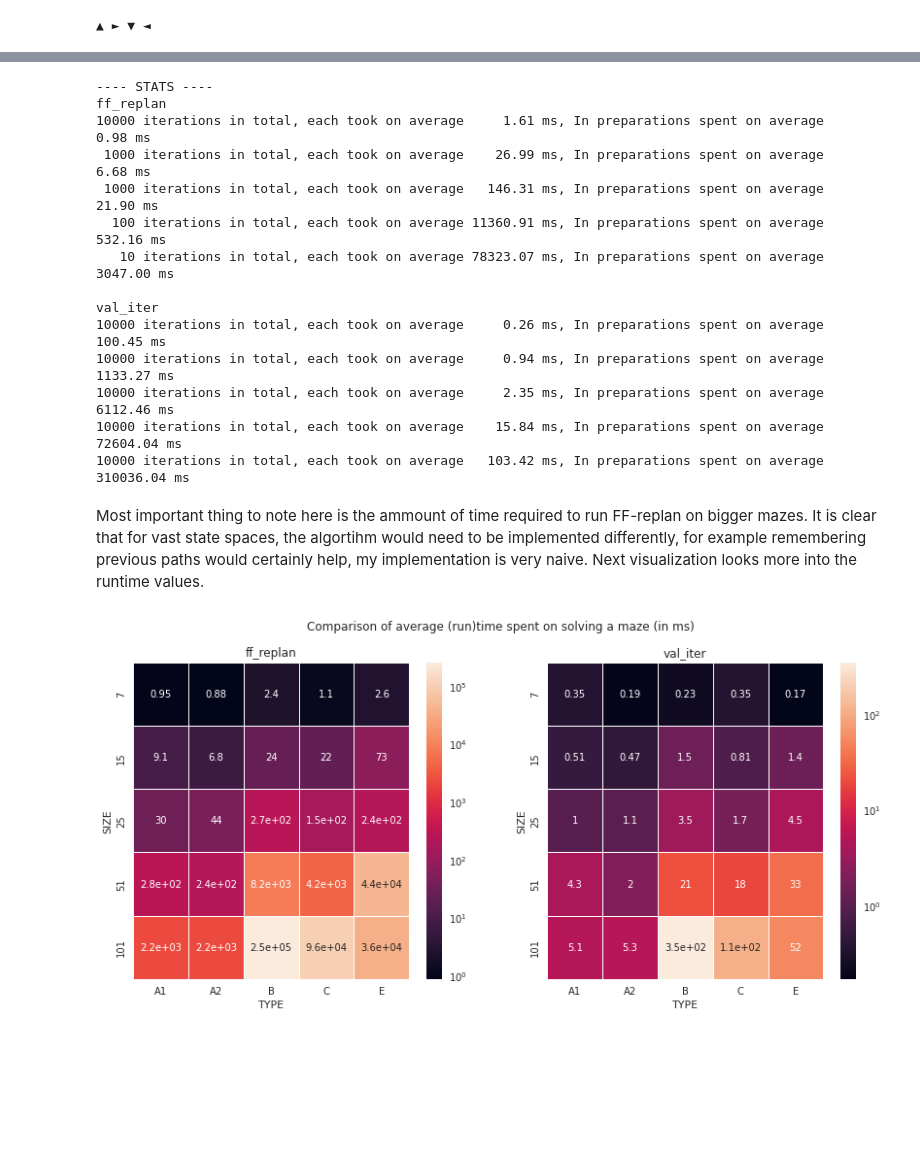
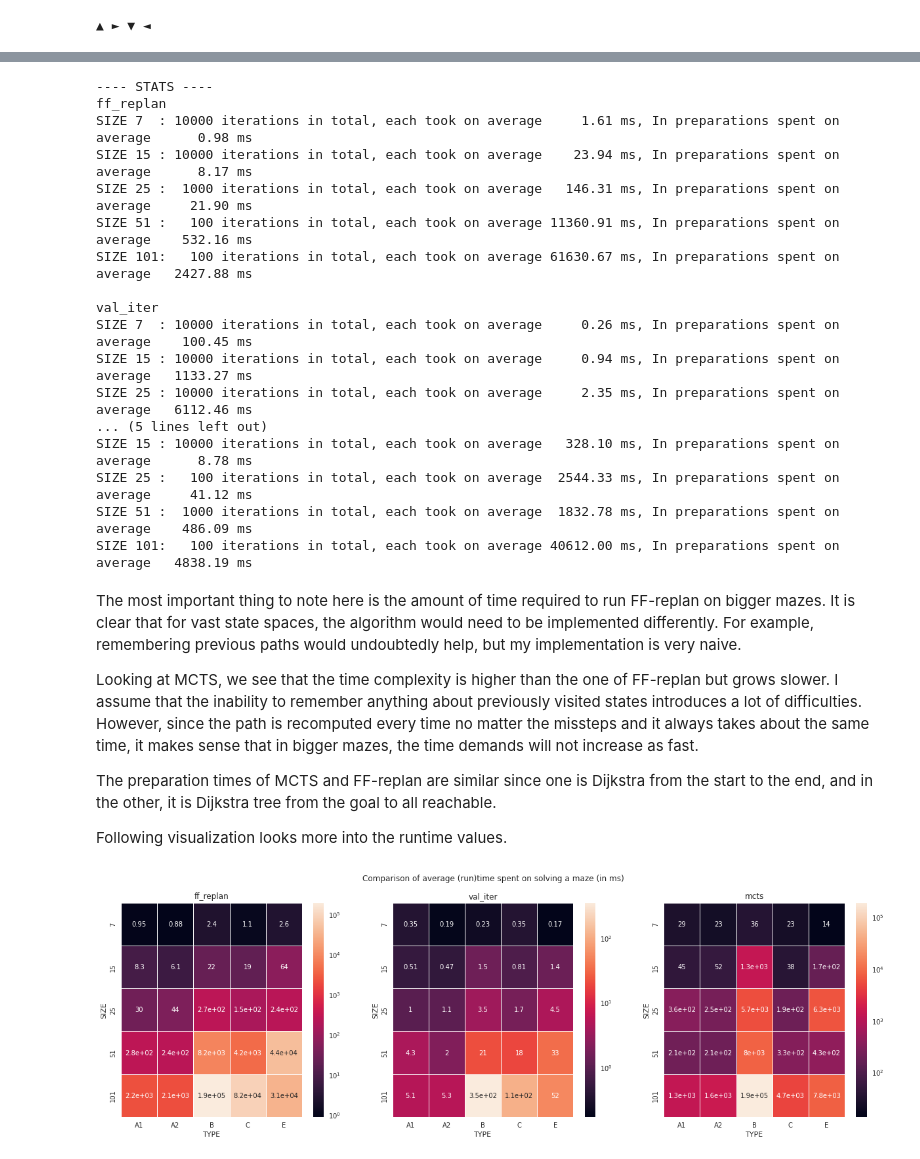
Before and after one commit to Epanemu/probabilistic_planner, a Jupyter notebook: report.ipynb, the cells around one changed output, grey strips where cells are left out. Cells and saved outputs as stored; diff of their text form; code cells hidden in the pictures; blank space fills up the shorter version.

```diff
--- a/report.ipynb
+++ b/report.ipynb
@@ -111,27 +137,12 @@ For evlauation, as mentioned before, there are a couple methods in the `stat_tes
 # %%
 # loading the data
-import pickle
+from visualize import load_data
 
-ALGOS = ["ff_replan", "val_iter"]
+ALGOS = ["ff_replan", "val_iter", "mcts"]
 SIZES = ["7", "15", "25", "51", "101"]
 TYPES = ["A1", "A2", "B", "C", "E"]
 
-rewards = {}
-times = {}
-tot_times = {}
-for a in ALGOS:
-    rewards[a] = {}
-    times[a] = {}
-    tot_times[a] = {}
-    for s in SIZES:
-        rewards[a][s] = {}
-        times[a][s] = {}
-        with open(f"results/{a}_{s}", "rb") as f:
-            vals = pickle.load(f)
-            for t in TYPES:
-                rewards[a][s][t] = vals[f"maze-{s}-{t}.txt"]
-                times[a][s][t] = vals[f"maze-{s}-{t}.txt_process_time"]
-            tot_times[a][s] = vals[f"total_time"]
+rewards, times, tot_times = load_data(ALGOS, SIZES, TYPES)
 # %%
 print("---- STATS ----")
 for a in ALGOS:
@@ -140,49 +151,41 @@ for a in ALGOS:
         l = len(rewards[a][s]['A1'])
         time_sum = sum(times[a][s][t] for t in TYPES)
         time_avg = time_sum / 5 / l
-        print(f"{l:5} iterations in total, each took on average {time_avg*1000:8.2f} ms, "+
+        print(f"SIZE {s:3}: {l:5} iterations in total, each took on average {time_avg*1000:8.2f} ms, "+
               f"In preparations spent on average {(tot_times[a][s]-time_sum)/5*1000:9.2f} ms")
     print()
 # %% [output]
 ---- STATS ----
 ff_replan
-10000 iterations in total, each took on average     1.61 ms, In preparations spent on average      0.98 ms
- 1000 iterations in total, each took on average    26.99 ms, In preparations spent on average      6.68 ms
- 1000 iterations in total, each took on average   146.31 ms, In preparations spent on average     21.90 ms
-  100 iterations in total, each took on average 11360.91 ms, In preparations spent on average    532.16 ms
-   10 iterations in total, each took on average 78323.07 ms, In preparations spent on average   3047.00 ms
+SIZE 7  : 10000 iterations in total, each took on average     1.61 ms, In preparations spent on average      0.98 ms
+SIZE 15 : 10000 iterations in total, each took on average    23.94 ms, In preparations spent on average      8.17 ms
+SIZE 25 :  1000 iterations in total, each took on average   146.31 ms, In preparations spent on average     21.90 ms
+SIZE 51 :   100 iterations in total, each took on average 11360.91 ms, In preparations spent on average    532.16 ms
+SIZE 101:   100 iterations in total, each took on average 61630.67 ms, In preparations spent on average   2427.88 ms
 
 val_iter
-10000 iterations in total, each took on average     0.26 ms, In preparations spent on average    100.45 ms
-10000 iterations in total, each took on average     0.94 ms, In preparations spent on average   1133.27 ms
-10000 iterations in total, each took on average     2.35 ms, In preparations spent on average   6112.46 ms
-10000 iterations in total, each took on average    15.84 ms, In preparations spent on average  72604.04 ms
-10000 iterations in total, each took on average   103.42 ms, In preparations spent on average 310036.04 ms
+SIZE 7  : 10000 iterations in total, each took on average     0.26 ms, In preparations spent on average    100.45 ms
+SIZE 15 : 10000 iterations in total, each took on average     0.94 ms, In preparations spent on average   1133.27 ms
+SIZE 25 : 10000 iterations in total, each took on average     2.35 ms, In preparations spent on average   6112.46 ms
+... (5 lines left out)
+SIZE 15 : 10000 iterations in total, each took on average   328.10 ms, In preparations spent on average      8.78 ms
+SIZE 25 :   100 iterations in total, each took on average  2544.33 ms, In preparations spent on average     41.12 ms
+SIZE 51 :  1000 iterations in total, each took on average  1832.78 ms, In preparations spent on average    486.09 ms
+SIZE 101:   100 iterations in total, each took on average 40612.00 ms, In preparations spent on average   4838.19 ms
 # %% [markdown]
-Most important thing to note here is the ammount of time required to run FF-replan on bigger mazes. It is clear that for vast state spaces, the algortihm would need to be implemented differently, for example remembering previous paths would certainly help, my implementation is very naive. Next visualization looks more into the runtime values.
+The most important thing to note here is the amount of time required to run FF-replan on bigger mazes. It is clear that for vast state spaces, the algorithm would need to be implemented differently. For example, remembering previous paths would undoubtedly help, but my implementation is very naive.
+
+Looking at MCTS, we see that the time complexity is higher than the one of FF-replan but grows slower. I assume that the inability to remember anything about previously visited states introduces a lot of difficulties. However, since the path is recomputed every time no matter the missteps and it always takes about the same time, it makes sense that in bigger mazes, the time demands will not increase as fast.
+
+The preparation times of MCTS and FF-replan are similar since one is Dijkstra from the start to the end, and in the other, it is Dijkstra tree from the goal to all reachable.
+
+Following visualization looks more into the runtime values.
 # %%
-import seaborn as sns
-import numpy as np
-import matplotlib.pylab as plt
-from matplotlib.colors import LogNorm
-plt.style.use("seaborn")
+from visualize import plot_time_grid
 
-plt.figure(figsize=[7*len(ALGOS),6])
-plt.suptitle("Comparison of average (run)time spent on solving a maze (in ms)")
-for k, a in enumerate(ALGOS):
-    plt.subplot(1,len(ALGOS),k+1)
-    time_mat = np.empty((5,5))
-    for i, s in enumerate(SIZES):
-        for j, t in enumerate(TYPES):
-            time_mat[i,j] = times[a][s][t]/len(rewards[a][s][t])*1000
-
-    heat_map = sns.heatmap(time_mat, linewidth=1, annot= True, norm=LogNorm(), xticklabels=TYPES, yticklabels=SIZES)
-    plt.xlabel('TYPE')
-    plt.ylabel('SIZE')
-    plt.title(f"{a}")
-plt.show()
+plot_time_grid(ALGOS, SIZES, TYPES, times, rewards)
 # %% [output]
-[figure, old version]
+[figure, new version]
 # %% [markdown]
 NOTE: The color scale is **logarithmic** and **different** for both plots.
 
```
Also changed, not shown: parts of 23 cells of this notebook.
